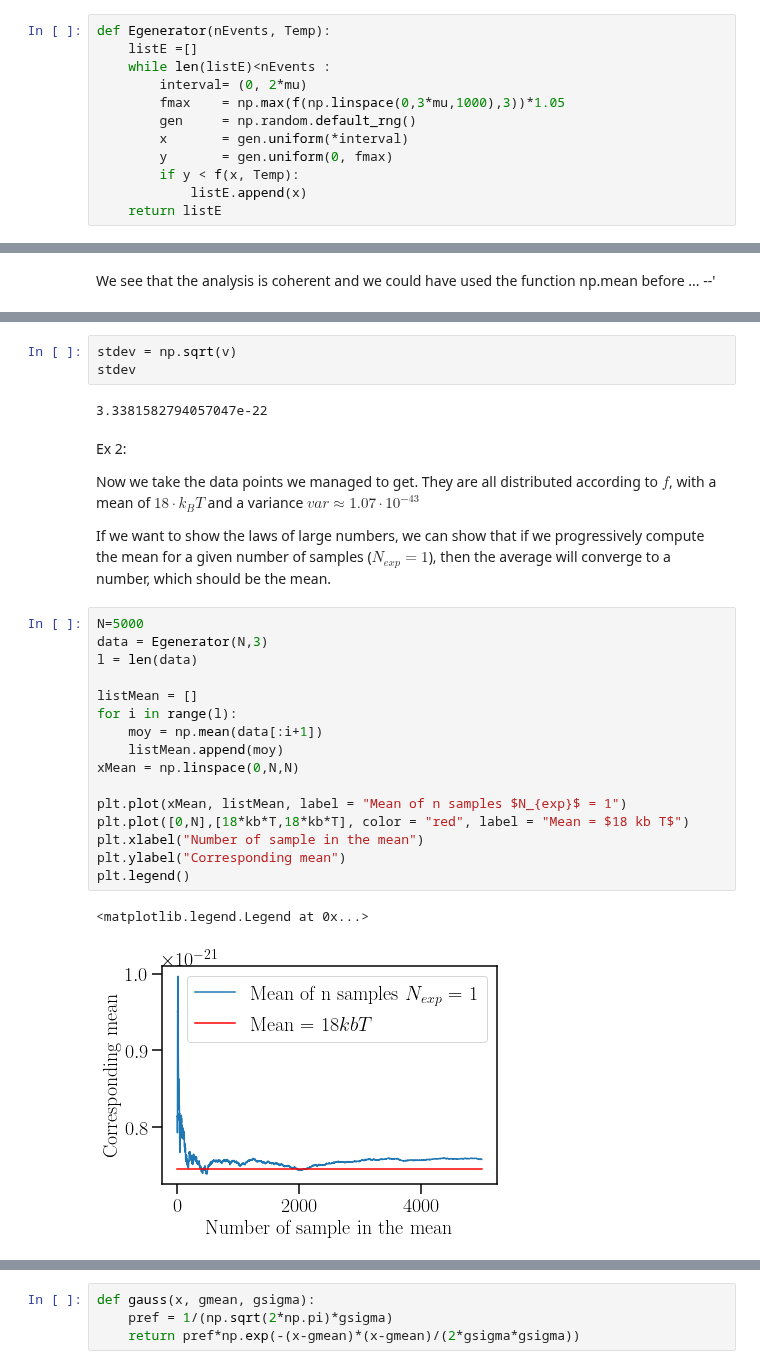
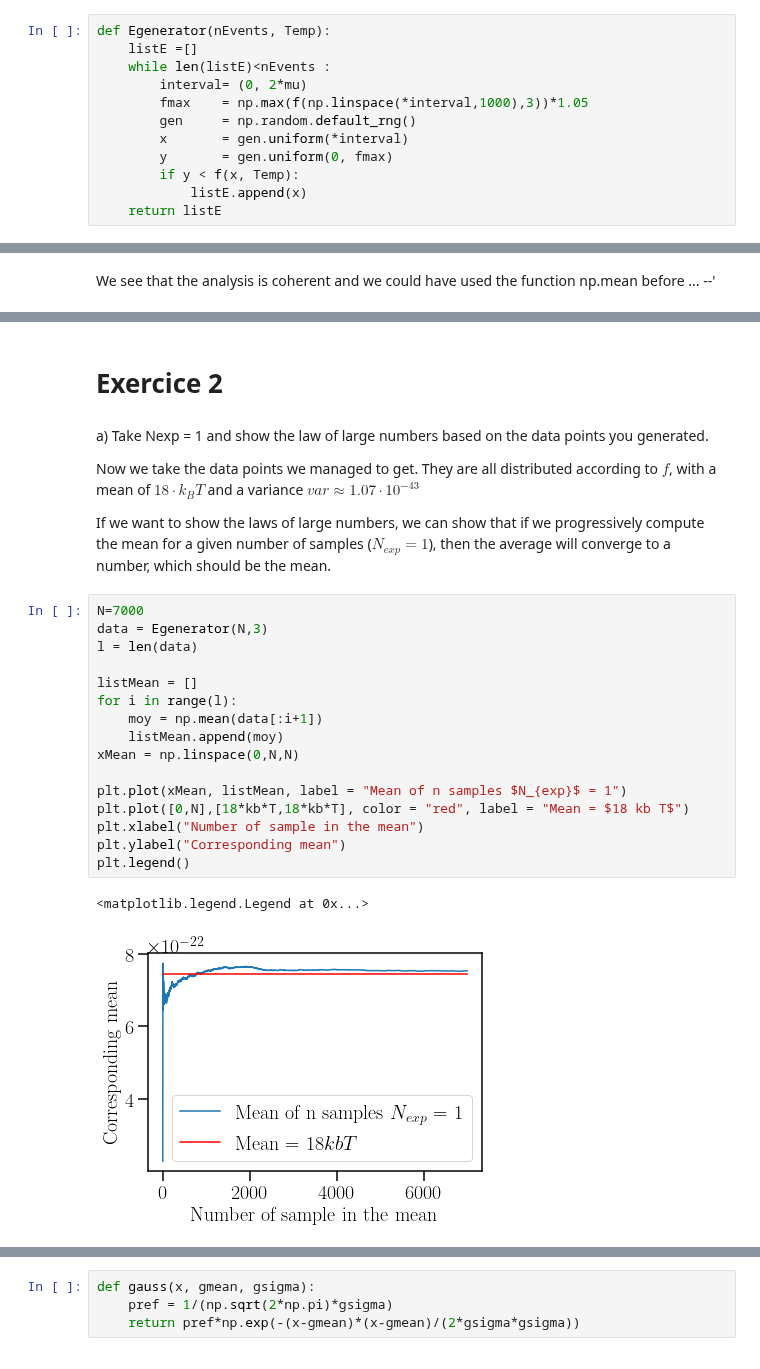
Before and after one commit to Nayaqs/stats, a Jupyter notebook: FinalProject.ipynb, the cells around one changed output, grey strips where cells are left out. Drawn from its saved outputs; the diff is of its cells as text.

```diff
--- a/FinalProject.ipynb
+++ b/FinalProject.ipynb
@@ -60,7 +68,7 @@ def Egenerator(nEvents, Temp):
     listE =[]
     while len(listE)<nEvents :
         interval= (0, 2*mu)
-        fmax    = np.max(f(np.linspace(0,3*mu,1000),3))*1.05
+        fmax    = np.max(f(np.linspace(*interval,1000),3))*1.05
         gen     = np.random.default_rng()
         x       = gen.uniform(*interval)
         y       = gen.uniform(0, fmax)
@@ -135,30 +147,27 @@ variance =  1.1143300698364856e-43  skewness =  -0.2888943464670649  kurtosis =
-# %%
-stdev = np.sqrt(v)
-stdev
-# %% [output]
-3.3381582794057047e-22
+# %% [markdown]
+# Exercice 2
 # %% [markdown]
-Ex 2:
+a) Take Nexp = 1 and show the law of large numbers based on the data points you generated.
 
 Now we take the data points we managed to get. They are all distributed according to $f$, with a mean of $18\cdot k_B T$ and a variance $var \approx 1.07 \cdot 10^{-43}$
 
 If we want to show the laws of large numbers, we can show that if we progressively compute the mean for a given number of samples ($N_{exp}=1$), then the average will converge to a number, which should be the mean.
 # %%
-N=5000
+N=7000
 data = Egenerator(N,3)
 l = len(data)
 
 listMean = []
 for i in range(l):
     moy = np.mean(data[:i+1])
     listMean.append(moy)
 xMean = np.linspace(0,N,N)
 
 plt.plot(xMean, listMean, label = "Mean of n samples $N_{exp}$ = 1")
 plt.plot([0,N],[18*kb*T,18*kb*T], color = "red", label = "Mean = $18 kb T$")
 plt.xlabel("Number of sample in the mean")
 plt.ylabel("Corresponding mean")
 plt.legend()
 # %% [output]
 <matplotlib.legend.Legend at 0x...>
-[figure, old version]
+[figure, new version]
```
Also changed, not shown: parts of 56 cells of this notebook.
